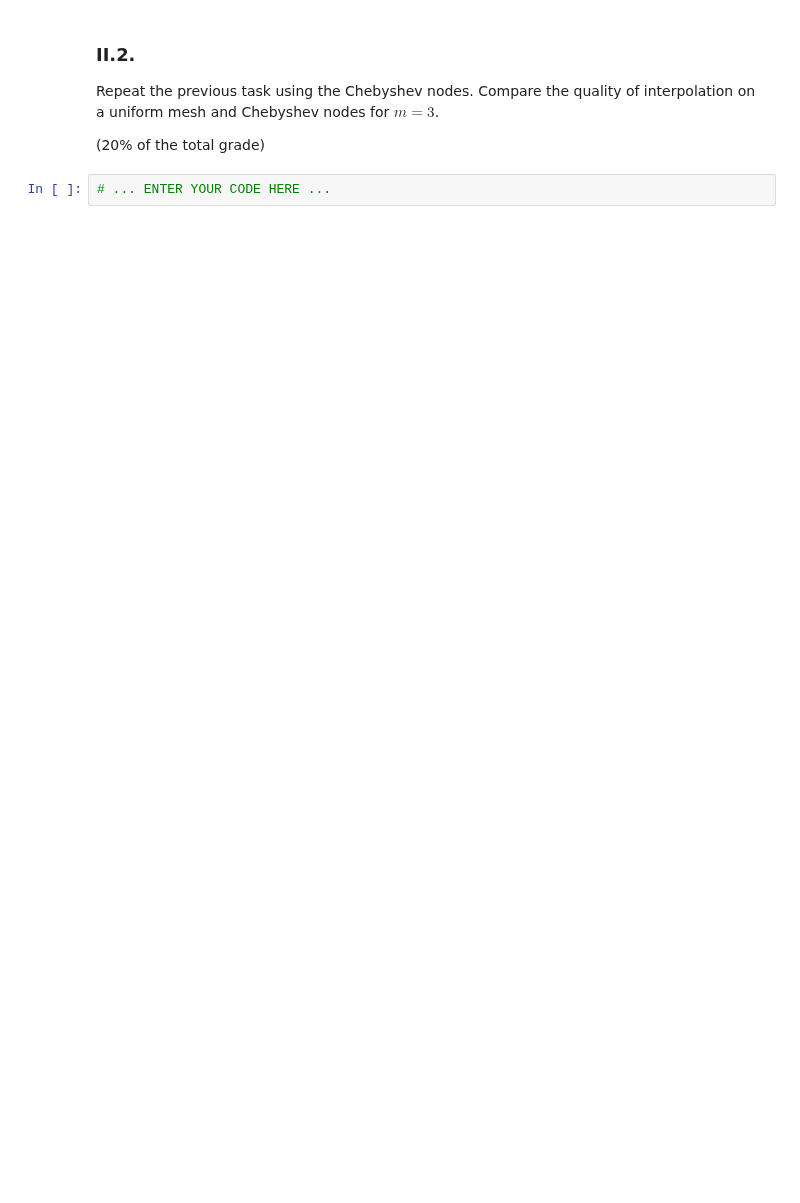
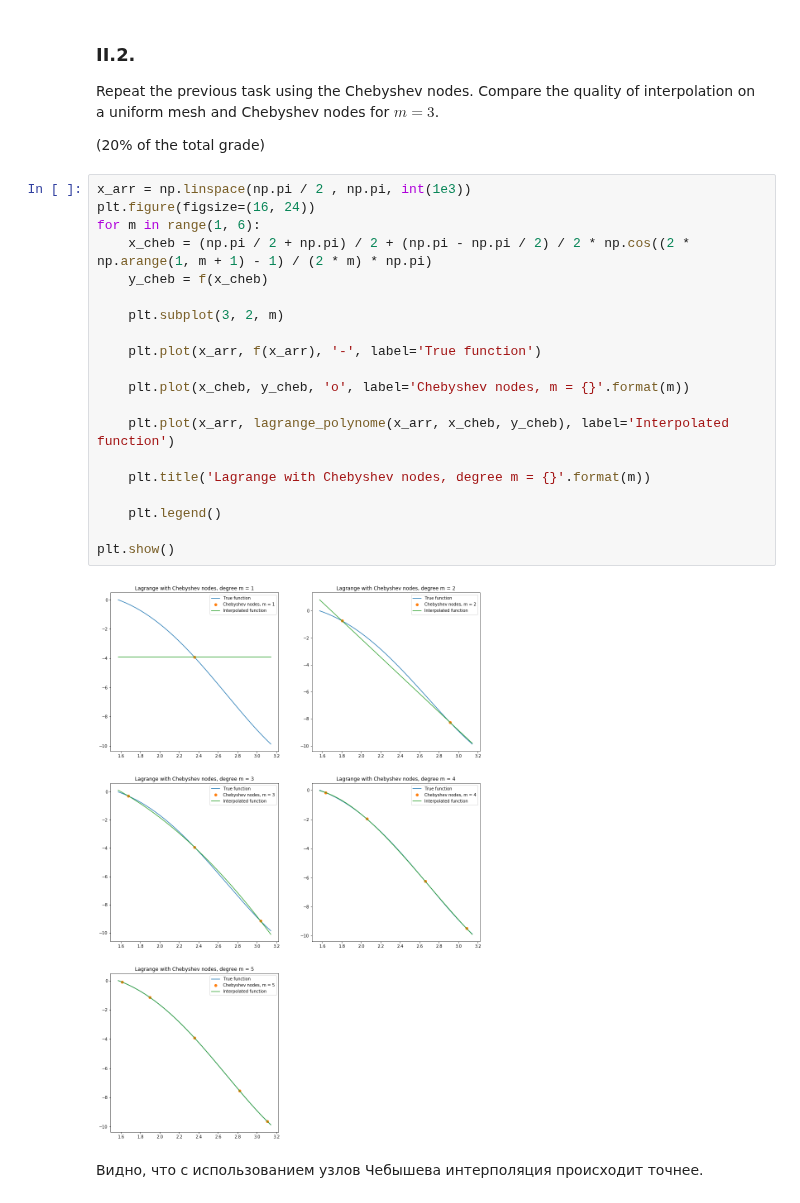
Before and after one commit to ev-br/CP2020, a Jupyter notebook: week_5_intep_approx.ipynb, the cells around one changed output. Drawn from its saved outputs; the diff is of its cells as text; blank space fills up the shorter version.

```diff
--- a/week_5_intep_approx.ipynb
+++ b/week_5_intep_approx.ipynb
@@ -141,5 +187,27 @@ Consider the function, $f(x) = x^2 \cos{x}$. On the interval $x\in [\pi/2, \pi]$
 Repeat the previous task using the Chebyshev nodes. Compare the quality of interpolation on a uniform mesh and Chebyshev nodes for $m=3$.
 
 (20% of the total grade)
-# %%
-# ... ENTER YOUR CODE HERE ...
+# %%
+x_arr = np.linspace(np.pi / 2 , np.pi, int(1e3))
+plt.figure(figsize=(16, 24))
+for m in range(1, 6):
+    x_cheb = (np.pi / 2 + np.pi) / 2 + (np.pi - np.pi / 2) / 2 * np.cos((2 * np.arange(1, m + 1) - 1) / (2 * m) * np.pi)
+    y_cheb = f(x_cheb)
+
+    plt.subplot(3, 2, m)
+
+    plt.plot(x_arr, f(x_arr), '-', label='True function')
+
+    plt.plot(x_cheb, y_cheb, 'o', label='Chebyshev nodes, m = {}'.format(m))
+
+    plt.plot(x_arr, lagrange_polynome(x_arr, x_cheb, y_cheb), label='Interpolated function')
+
+    plt.title('Lagrange with Chebyshev nodes, degree m = {}'.format(m))
+
+    plt.legend()
+
+plt.show()
+# %% [output]
+[figure, added]
+# %% [markdown]
+Видно, что с использованием узлов Чебышева интерполяция происходит точнее.
```
Also changed, not shown: parts of 9 cells of this notebook, 1 other file.
